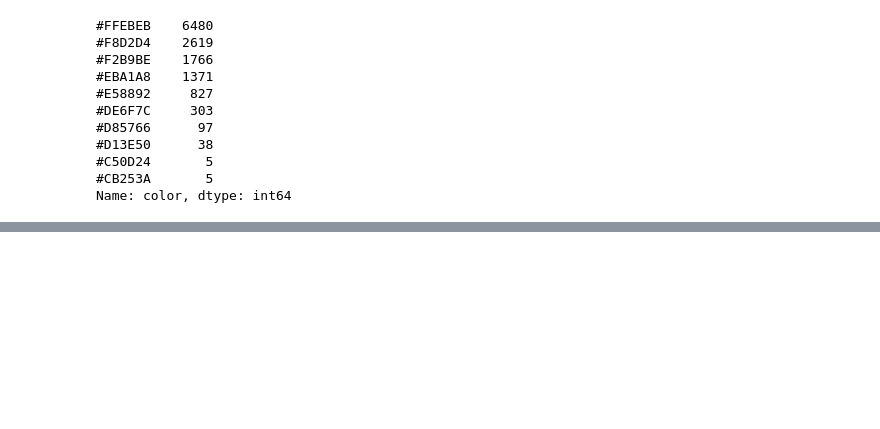
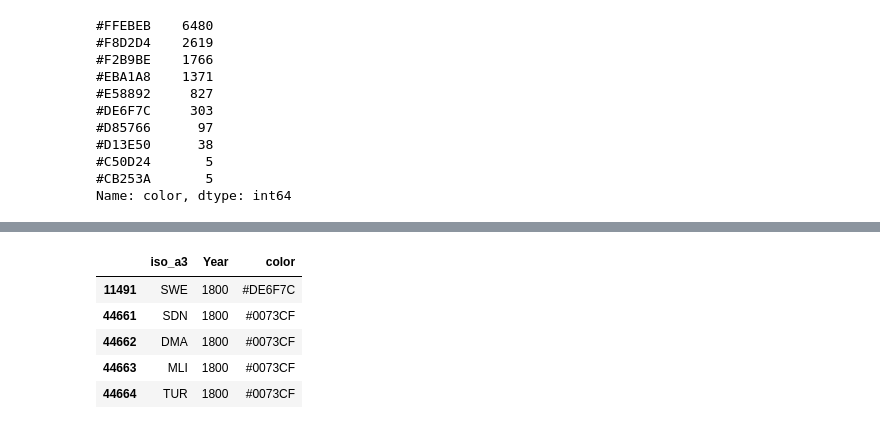
Before and after one commit to abhijeetknayak/Utilities, a Jupyter notebook: Data-Science/Country-Data/country-data-analysis.ipynb, the cells around one changed output, grey strips where cells are left out. Drawn from its saved outputs; the diff is of its cells as text; code cells hidden in the pictures; blank space fills up the shorter version.

```diff
--- a/Data-Science/Country-Data/country-data-analysis.ipynb
+++ b/Data-Science/Country-Data/country-data-analysis.ipynb
@@ -254,0 +265,16 @@ Name: color, dtype: int64
+# %%
+# Now add rows for countries which do not have recordings for a particular year
+for year in plot_data['Year'].unique():
+    diff = set(plot_data['iso_a3'].unique()) - set(plot_data[plot_data['Year'] == year]['iso_a3'])
+    for country in diff:
+        plot_data = pd.concat([plot_data, pd.DataFrame([[country, year, '#0073CF']], columns=['iso_a3', 'Year', 'color'])],
+                              ignore_index=True)
+plot_data.sort_values('Year', inplace=True)
+plot_data.head()
+# %% [output]
+|  | iso_a3 | Year | color |
+| 11491 | SWE | 1800 | #DE6F7C |
+| 44661 | SDN | 1800 | #0073CF |
+| 44662 | DMA | 1800 | #0073CF |
+| 44663 | MLI | 1800 | #0073CF |
+| 44664 | TUR | 1800 | #0073CF |
```
Also changed, not shown: parts of 4 cells of this notebook.
